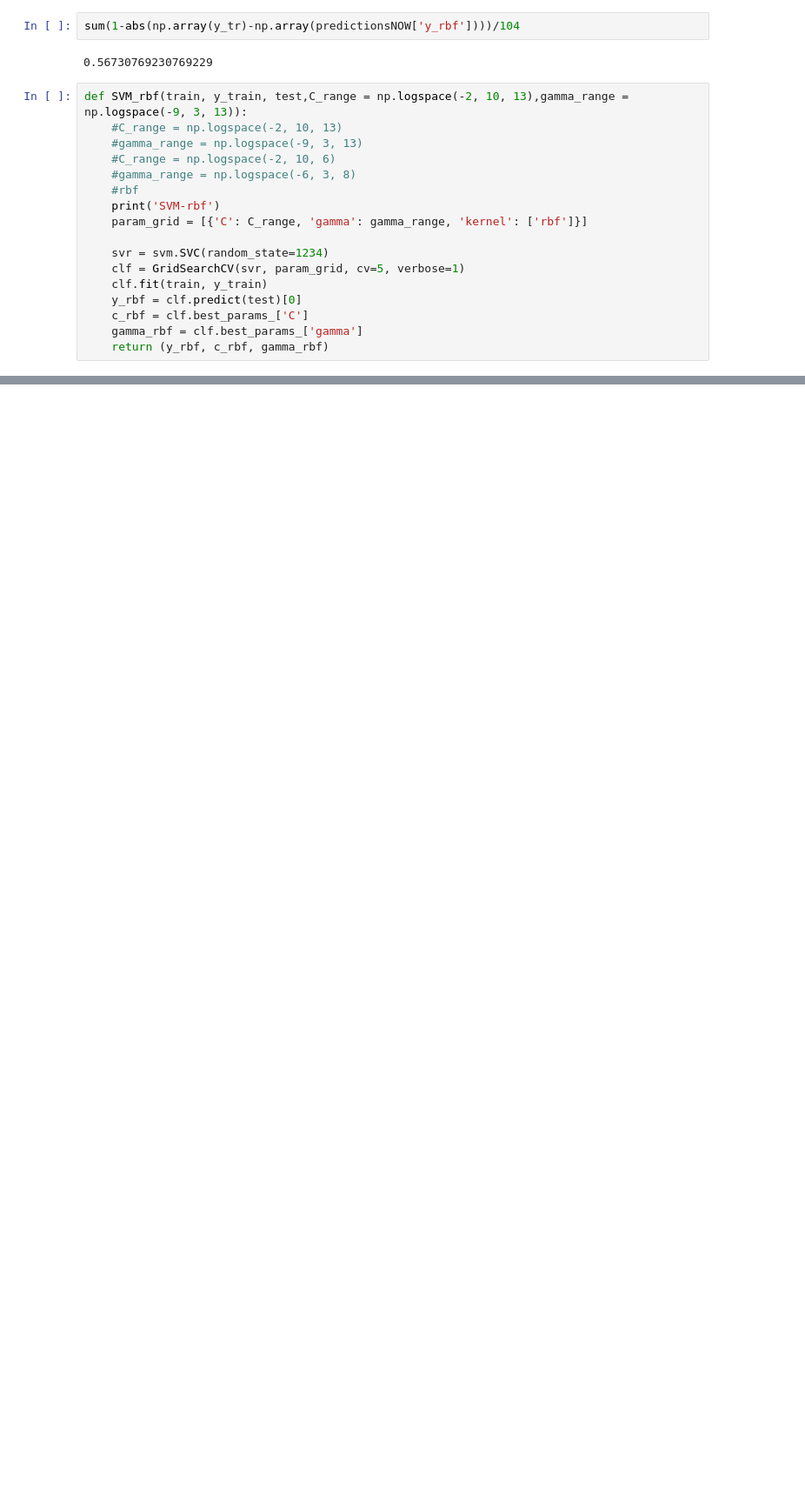
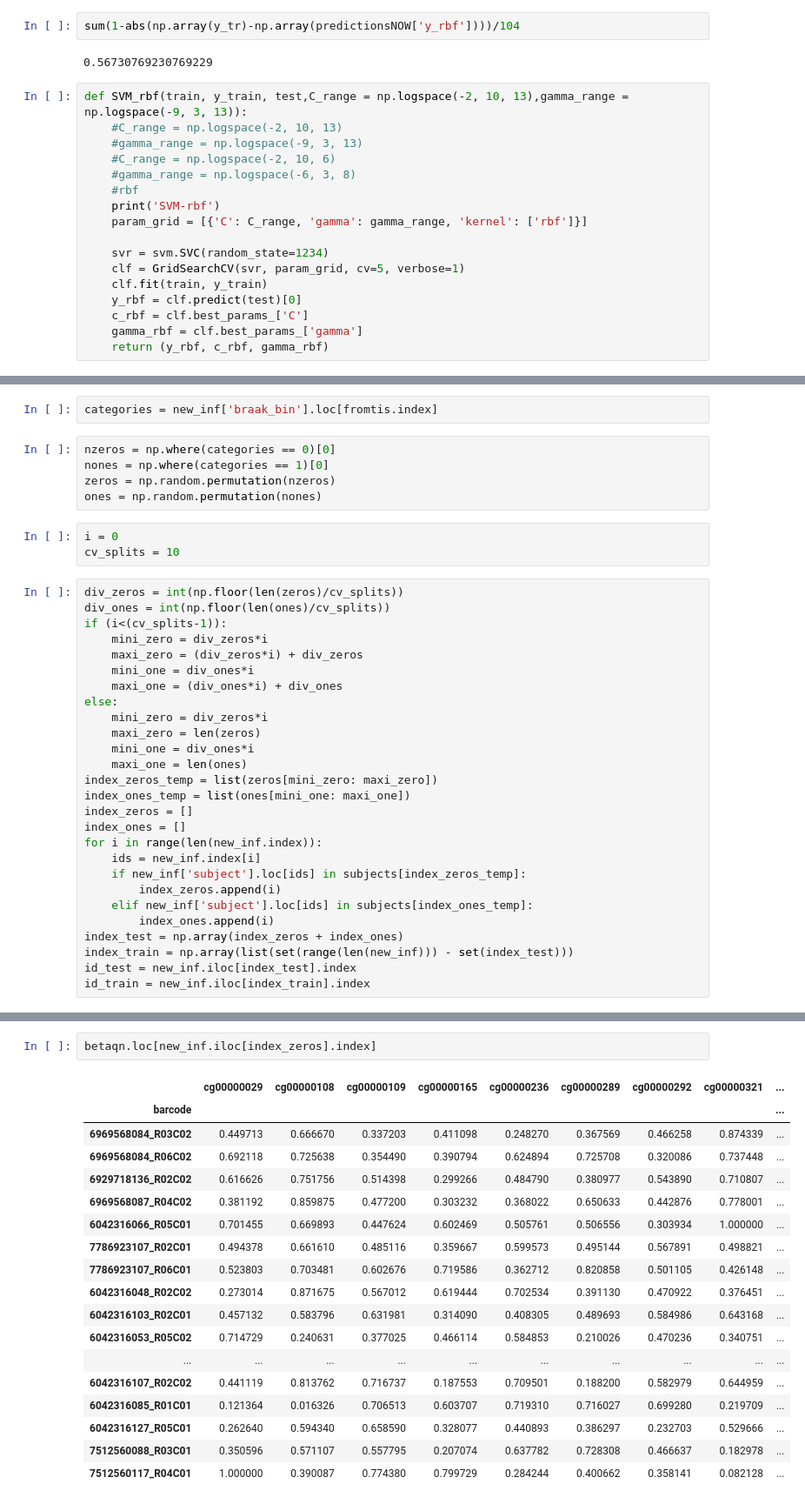
Before and after one commit to dcmm90/msc-dissertation, a Jupyter notebook: general.ipynb, the cells around one changed output, grey strips where cells are left out. Shown at 87% size. Drawn from its saved outputs; the diff is of its cells as text; blank space fills up the shorter version.

```diff
--- a/general.ipynb
+++ b/general.ipynb
@@ -212,0 +245,37 @@ def SVM_rbf(train, y_train, test,C_range = np.logspace(-2, 10, 13),gamma_range =
+# %%
+categories = new_inf['braak_bin'].loc[fromtis.index]
+# %%
+nzeros = np.where(categories == 0)[0]
+nones = np.where(categories == 1)[0]
+zeros = np.random.permutation(nzeros)
+ones = np.random.permutation(nones)
+# %%
+i = 0
+cv_splits = 10
+# %%
+div_zeros = int(np.floor(len(zeros)/cv_splits))
+div_ones = int(np.floor(len(ones)/cv_splits))
+if (i<(cv_splits-1)):
+    mini_zero = div_zeros*i
+    maxi_zero = (div_zeros*i) + div_zeros
+    mini_one = div_ones*i
+    maxi_one = (div_ones*i) + div_ones
+else:
+    mini_zero = div_zeros*i
+    maxi_zero = len(zeros)
+    mini_one = div_ones*i
+    maxi_one = len(ones)
+index_zeros_temp = list(zeros[mini_zero: maxi_zero])
+index_ones_temp = list(ones[mini_one: maxi_one])
+index_zeros = []
+index_ones = []
+for i in range(len(new_inf.index)):
+    ids = new_inf.index[i]
+    if new_inf['subject'].loc[ids] in subjects[index_zeros_temp]:
+        index_zeros.append(i)
+    elif new_inf['subject'].loc[ids] in subjects[index_ones_temp]:
+        index_ones.append(i)
+index_test = np.array(index_zeros + index_ones)
+index_train = np.array(list(set(range(len(new_inf))) - set(index_test)))
+id_test = new_inf.iloc[index_test].index
+id_train = new_inf.iloc[index_train].index
@@ -212,0 +325,21 @@ def SVM_rbf(train, y_train, test,C_range = np.logspace(-2, 10, 13),gamma_range =
+# %%
+betaqn.loc[new_inf.iloc[index_zeros].index]
+# %% [output]
+|  | cg00000029 | cg00000108 | cg00000109 | cg00000165 | cg00000236 | cg00000289 | cg00000292 | cg00000321 | ... |
+| barcode |  |  |  |  |  |  |  |  | ... |
+| 6969568084_R03C02 | 0.449713 | 0.666670 | 0.337203 | 0.411098 | 0.248270 | 0.367569 | 0.466258 | 0.874339 | ... |
+| 6969568084_R06C02 | 0.692118 | 0.725638 | 0.354490 | 0.390794 | 0.624894 | 0.725708 | 0.320086 | 0.737448 | ... |
+| 6929718136_R02C02 | 0.616626 | 0.751756 | 0.514398 | 0.299266 | 0.484790 | 0.380977 | 0.543890 | 0.710807 | ... |
+| 6969568087_R04C02 | 0.381192 | 0.859875 | 0.477200 | 0.303232 | 0.368022 | 0.650633 | 0.442876 | 0.778001 | ... |
+| 6042316066_R05C01 | 0.701455 | 0.669893 | 0.447624 | 0.602469 | 0.505761 | 0.506556 | 0.303934 | 1.000000 | ... |
+| 7786923107_R02C01 | 0.494378 | 0.661610 | 0.485116 | 0.359667 | 0.599573 | 0.495144 | 0.567891 | 0.498821 | ... |
+| 7786923107_R06C01 | 0.523803 | 0.703481 | 0.602676 | 0.719586 | 0.362712 | 0.820858 | 0.501105 | 0.426148 | ... |
+| 6042316048_R02C02 | 0.273014 | 0.871675 | 0.567012 | 0.619444 | 0.702534 | 0.391130 | 0.470922 | 0.376451 | ... |
+| 6042316103_R02C01 | 0.457132 | 0.583796 | 0.631981 | 0.314090 | 0.408305 | 0.489693 | 0.584986 | 0.643168 | ... |
+| 6042316053_R05C02 | 0.714729 | 0.240631 | 0.377025 | 0.466114 | 0.584853 | 0.210026 | 0.470236 | 0.340751 | ... |
+| ... | ... | ... | ... | ... | ... | ... | ... | ... | ... |
+| 6042316107_R02C02 | 0.441119 | 0.813762 | 0.716737 | 0.187553 | 0.709501 | 0.188200 | 0.582979 | 0.644959 | ... |
+| 6042316085_R01C01 | 0.121364 | 0.016326 | 0.706513 | 0.603707 | 0.719310 | 0.716027 | 0.699280 | 0.219709 | ... |
+| 6042316127_R05C01 | 0.262640 | 0.594340 | 0.658590 | 0.328077 | 0.440893 | 0.386297 | 0.232703 | 0.529666 | ... |
+| 7512560088_R03C01 | 0.350596 | 0.571107 | 0.557795 | 0.207074 | 0.637782 | 0.728308 | 0.466637 | 0.182978 | ... |
+| 7512560117_R04C01 | 1.000000 | 0.390087 | 0.774380 | 0.799729 | 0.284244 | 0.400662 | 0.358141 | 0.082128 | ... |
```
Also changed, not shown: parts of 10 cells of this notebook, 1 other file.
